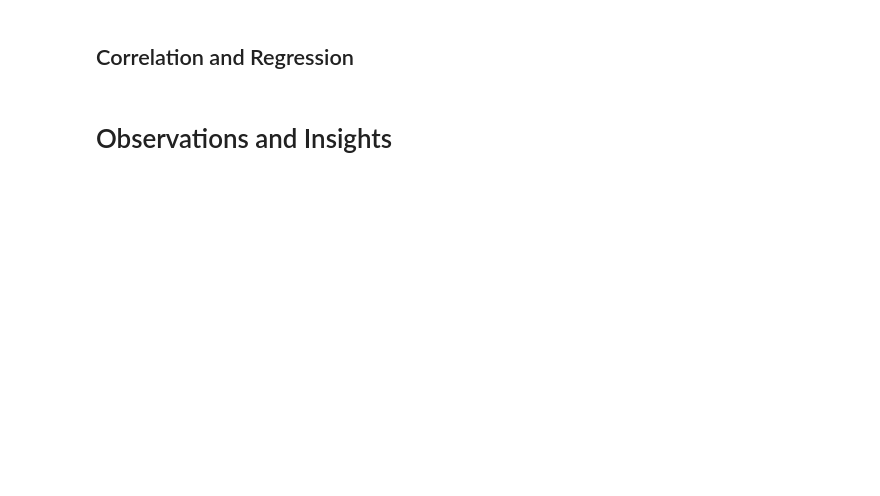
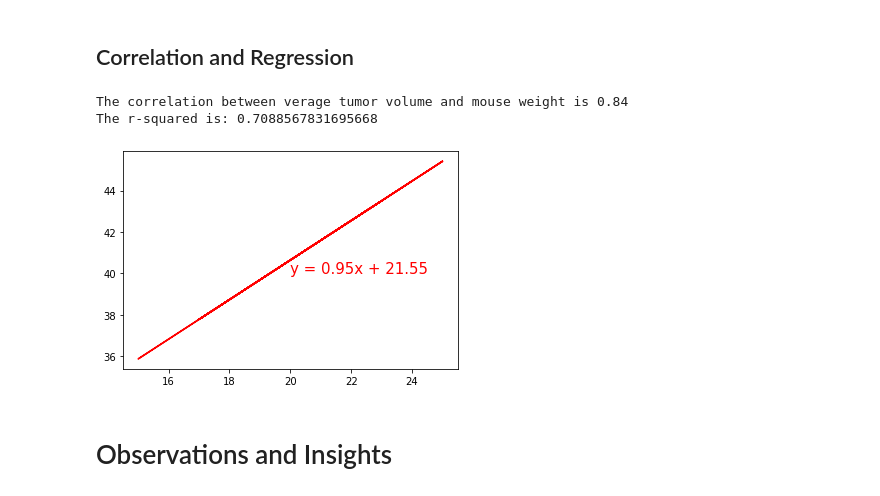
Before and after one commit to Rongjun-Ding/Matplotlib, a Jupyter notebook: Pymaceuticals/pymaceuticals_starter.ipynb, the cells around one changed output. Saved outputs shown, nothing was run; the diff lists cells and outputs as text; code cells hidden in the pictures; blank space fills up the shorter version.

```diff
--- a/Pymaceuticals/pymaceuticals_starter.ipynb
+++ b/Pymaceuticals/pymaceuticals_starter.ipynb
@@ -414,2 +411,23 @@ print(f"The correlation between both factors is {round(correlation[0],2)}")
+# %%
+# Calculate the correlation coefficient and linear regression model
+# for mouse weight and average tumor volume for the Capomulin regimen
+correlation = st.pearsonr(exampleA["Weight (g)"],grouped_tumor_volume)
+print(f"The correlation between verage tumor volume and mouse weight is {round(correlation[0],2)}")
+
+plt.scatter(exampleA["Weight (g)"],grouped_tumor_volume)
+plt.title('scatter plot of average tumor volume vs. mouse weight for all mice in the Capomulin regimen')
+plt.xlabel('mouse weight')
+plt.ylabel('average tumor volume')
+plt.show()
+(slope, intercept, rvalue, pvalue, stderr) = linregress(exampleA["Weight (g)"], grouped_tumor_volume)
+regress_values = exampleA["Weight (g)"] * slope + intercept
+line_eq = "y = " + str(round(slope,2)) + "x + " + str(round(intercept,2))
+plt.plot(exampleA["Weight (g)"],regress_values,"r-")
+plt.annotate(line_eq,(20,40),fontsize=15,color="red")
+print(f"The r-squared is: {rvalue**2}")
+# %% [output]
+The correlation between verage tumor volume and mouse weight is 0.84
+The r-squared is: 0.7088567831695668
+[figure, added]
 # %% [markdown]
 # Observations and Insights
```
Also changed, not shown: parts of 3 cells of this notebook.
